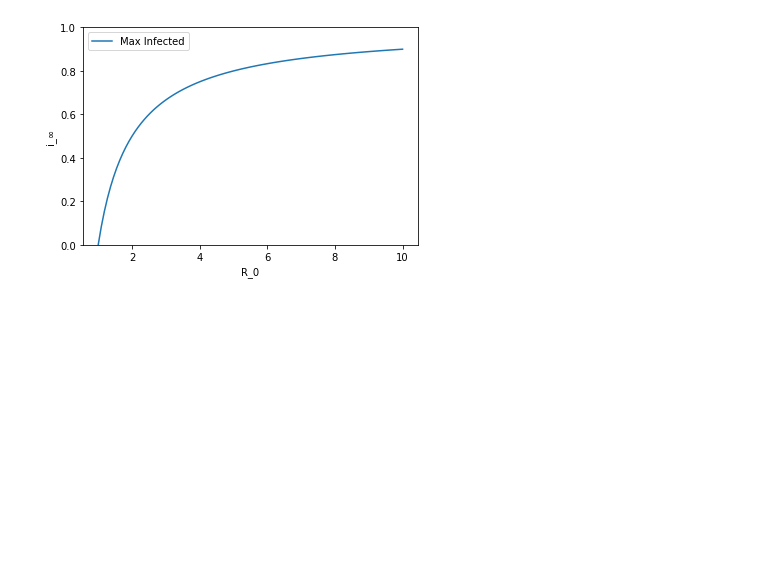
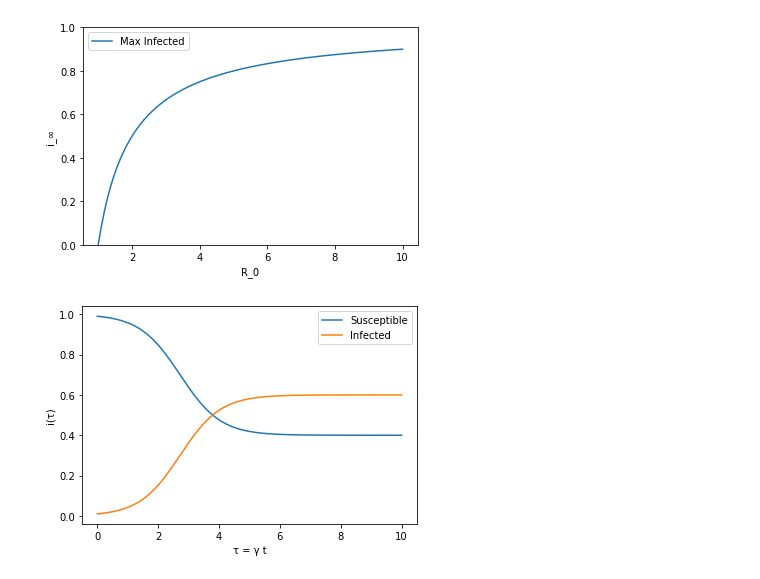
Before and after one commit to fcantelmi/morning-bytes, a Jupyter notebook: sirmodel/sirmodel.ipynb, the cells around one changed output. Drawn from its saved outputs; the diff is of its cells as text; code cells hidden in the pictures; blank space fills up the shorter version.

Commit message:
improve SIS model documentation

```diff
--- a/sirmodel/sirmodel.ipynb
+++ b/sirmodel/sirmodel.ipynb
@@ -285,3 +286,27 @@ plt.legend()
 plt.show()
 # %% [output]
 [figure]
+# %%
+import matplotlib.pyplot as plt
+import numpy as np
+
+
+def sis_model_infectious(tau, i_0, R_0):
+    i_infty = 1.0 - (1.0 / R_0)
+    exponent = - (R_0 - 1) * tau
+
+    return i_0 * i_infty / (i_0 + (i_infty - i_0) * np.exp(exponent))
+
+
+i_0 = 0.01
+s_0 = 1 - i_0
+R_0 = 2.5
+tau = np.linspace(0, 10, 200)
+plt.plot(tau, 1 - sis_model_infectious(tau, i_0, R_0), label='Susceptible')
+plt.plot(tau, 0 + sis_model_infectious(tau, i_0, R_0), label='Infected')
+plt.xlabel("\u03C4 = \u03B3 t")
+plt.ylabel('i(\u03C4)')
+plt.legend()
+plt.show()
+# %% [output]
+[figure, added]
```
Also changed, not shown: parts of 3 cells of this notebook.
